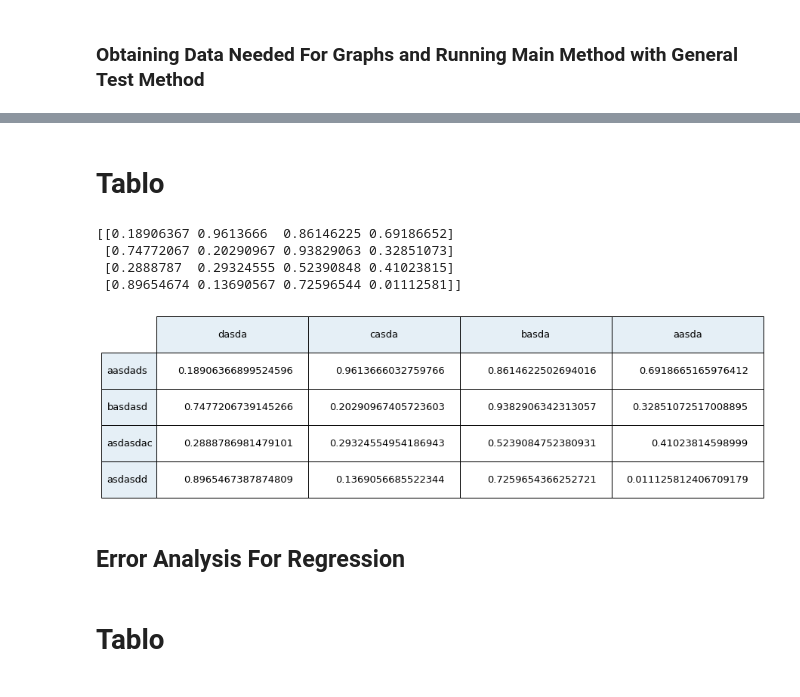
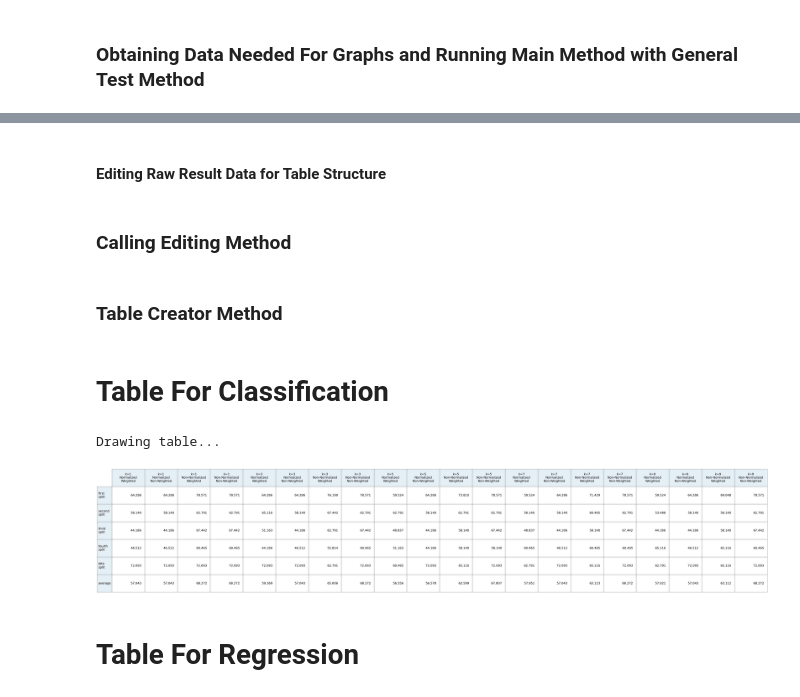
Before and after one commit to ugurcanerdogan/KNN-Classification-Regression, a Jupyter notebook: report.ipynb, the cells around one changed output, grey strips where cells are left out. Cells and saved outputs as stored; diff of their text form; code cells hidden in the pictures.

Commit message:
report.ipynb update: error analysis added, table functions updated and fixed a few errors on creating table data, timing added

```diff
--- a/report.ipynb
+++ b/report.ipynb
@@ -209,9 +214,9 @@ def cross_validation(splitted_data, knn, normalize, classification):
 
     if classification:
         accuracies = np.array(accuracies)
-        return np.sort(accuracies), np.mean(accuracies)
+        return accuracies, np.mean(accuracies)
     else:
-        return np.sort(mae_values), np.mean(mae_values)
+        return mae_values, np.mean(mae_values)
 # %% [markdown]
 ### KNN Base Class
 # %% [markdown]
@@ -696,7 +718,8 @@ def display(k_list_withoutWeight, k_list_withWeight,
 ### Obtaining Data Needed For Graphs and Running Main Method with General Test Method
 # %%
  # relevant data
-arr1, arr2, arr3, arr4, arr5, arr6, arr7, arr8 = generalTest()
+arr1, arr2, arr3, arr4, arr5, arr6, arr7, arr8, table_cls, table_reg = generalTest()
+# [array([40.47619048, 44.18604651, 51.1627907 , 62.79069767, 79.06976744])
 # %% [output]
 *********************************
 With Normalization, k=1
@@ -730,0 +779,2 @@ asdasd
+# %% [markdown]
+#### Editing Raw Result Data for Table Structure
@@ -730,0 +805,17 @@ asdasd
+# %% [markdown]
+### Calling Editing Method
+# %%
+raw_cls = table_cls.copy()
+raw_reg = table_reg.copy()
+
+refined_cls = create_table_data(raw_cls)
+refined_reg = create_table_data(raw_reg)
+
+# function that formatting values to two decimal points
+float_function = np.vectorize(lambda x:"{:.3f}".format(x))
+
+# applying format function to data
+refined_cls = float_function(refined_cls)
+refined_reg = float_function(refined_reg)
+# %% [markdown]
+### Table Creator Method
@@ -731,44 +862,9 @@ asdasd
 # %% [markdown]
-# Tablo
+# Table For Classification
 # %%
-row_headers = ["aasdads","basdasd","asdasdac","asdasdd"]
-column_headers = ["dasda", "casda", "basda", "aasda"]
-cell_text = np.random.rand(4,4)
-print(cell_text)
-
-rcolors = plt.cm.BuPu(np.full(len(row_headers), 0.1))
-ccolors = plt.cm.BuPu(np.full(len(column_headers), 0.1))
-
-
-fig, ax = plt.subplots()
-
-# hide axes
-fig.patch.set_visible(False)
-ax.axis('off')
-ax.axis('tight')
-
-tbl = ax.table(
-    cellText=cell_text,
-    colLabels=column_headers,
-    rowLabels=row_headers,
-    rowColours=rcolors,
-    rowLoc='left',
-    colColours=ccolors,
-    colWidths = [0.6, 0.6, 0.6, 0.6],
-    loc='center')
-
-fig.tight_layout()
-
-tbl.set_fontsize(25)
-tbl.scale(1,4)
-plt.show()
+create_table(refined_cls)
 # %% [output]
-[[0.18906367 0.9613666  0.86146225 0.69186652]
- [0.74772067 0.20290967 0.93829063 0.32851073]
- [0.2888787  0.29324555 0.52390848 0.41023815]
- [0.89654674 0.13690567 0.72596544 0.01112581]]
+Drawing table...
-[figure, old version]
+[figure, new version]
-# %% [markdown]
-## Error Analysis For Regression
 # %% [markdown]
-# Tablo
+# Table For Regression
```
Also changed, not shown: parts of 19 cells of this notebook.
